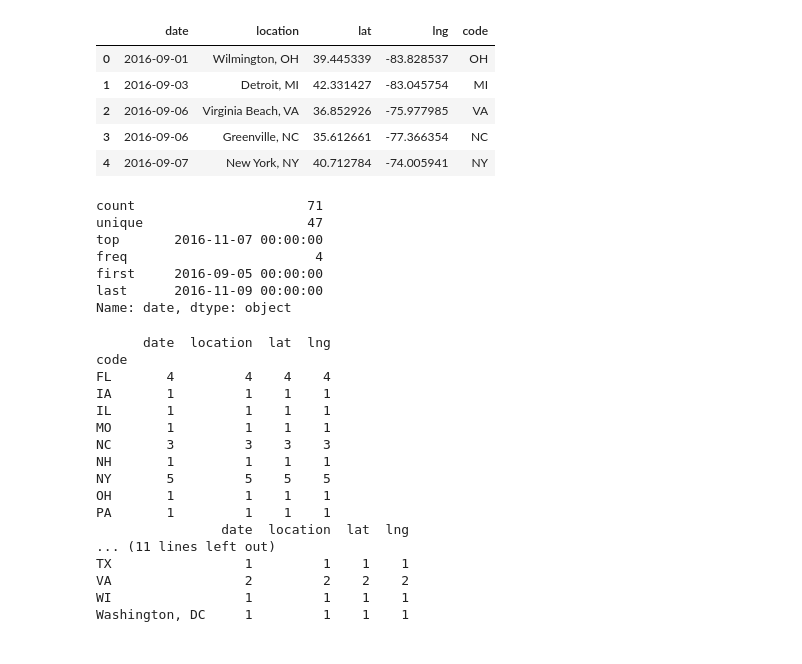
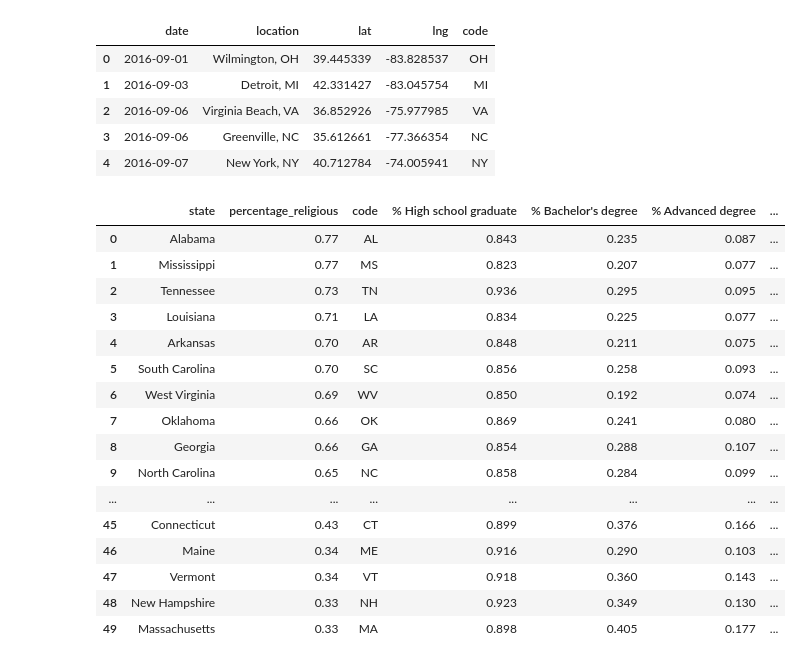
Before and after one commit to JeroenSchmidt/UvA-DSF-group, a Jupyter notebook: week3-4/exploration_notebooks/rafael/Demographic, Economic and Behavioral Data Analysis & Exploration.ipynb, the cells around one changed output. Drawn from its saved outputs; the diff is of its cells as text; code cells hidden in the pictures.

Commit message:
Rallies

```diff
--- a/week3-4/exploration_notebooks/rafael/Demographic, Economic and Behavioral Data Analysis & Exploration.ipynb
+++ b/week3-4/exploration_notebooks/rafael/Demographic, Economic and Behavioral Data Analysis & Exploration.ipynb
@@ -337,34 +337,33 @@ df_trump_rallies.head()
 | 2 | 2016-09-06 | Virginia Beach, VA | 36.852926 | -75.977985 | VA |
 | 3 | 2016-09-06 | Greenville, NC | 35.612661 | -77.366354 | NC |
 | 4 | 2016-09-07 | New York, NY | 40.712784 | -74.005941 | NY |
-# %%
-df_clinton_rallies.date.describe()
-# %% [output]
-count                      71
-unique                     47
-top       2016-11-07 00:00:00
-freq                        4
-first     2016-09-05 00:00:00
-last      2016-11-09 00:00:00
-Name: date, dtype: object
 # %%
-print(df_clinton_rallies[df_clinton_rallies.date < '2016-10-01'].groupby('code').count())
-print(df_trump_rallies[df_trump_rallies.date < '2016-10-01'].groupby('code').count())
+df_grouped_clinton = df_clinton_rallies[df_clinton_rallies.date < '2016-10-01'].groupby('code').count().location.reset_index()
+df_grouped_trump = df_trump_rallies[df_trump_rallies.date < '2016-10-01'].groupby('code').count().location.reset_index()
+
+df_grouped_clinton.columns = ['code', 'rallies_clinton']
+df_grouped_trump.columns = ['code', 'rallies_trump']
-# %% [output]
-      date  location  lat  lng
-code
-FL       4         4    4    4
-IA       1         1    1    1
-IL       1         1    1    1
-MO       1         1    1    1
-NC       3         3    3    3
-NH       1         1    1    1
-NY       5         5    5    5
-OH       1         1    1    1
-PA       1         1    1    1
-                date  location  lat  lng
-... (11 lines left out)
-TX                 1         1    1    1
-VA                 2         2    2    2
-WI                 1         1    1    1
-Washington, DC     1         1    1    1
+# %%
+df_merged = pd.merge(df_merged, df_grouped_clinton, on='code', how='left')
+df_merged = pd.merge(df_merged, df_grouped_trump, on='code', how='left')
+df_merged = df_merged.fillna(0)
+# %%
+df_merged
+# %% [output]
+|  | state | percentage_religious | code | % High school graduate | % Bachelor's degree | % Advanced degree | ... |
+| 0 | Alabama | 0.77 | AL | 0.843 | 0.235 | 0.087 | ... |
+| 1 | Mississippi | 0.77 | MS | 0.823 | 0.207 | 0.077 | ... |
+| 2 | Tennessee | 0.73 | TN | 0.936 | 0.295 | 0.095 | ... |
+| 3 | Louisiana | 0.71 | LA | 0.834 | 0.225 | 0.077 | ... |
+| 4 | Arkansas | 0.70 | AR | 0.848 | 0.211 | 0.075 | ... |
+| 5 | South Carolina | 0.70 | SC | 0.856 | 0.258 | 0.093 | ... |
+| 6 | West Virginia | 0.69 | WV | 0.850 | 0.192 | 0.074 | ... |
+| 7 | Oklahoma | 0.66 | OK | 0.869 | 0.241 | 0.080 | ... |
+| 8 | Georgia | 0.66 | GA | 0.854 | 0.288 | 0.107 | ... |
+| 9 | North Carolina | 0.65 | NC | 0.858 | 0.284 | 0.099 | ... |
+| ... | ... | ... | ... | ... | ... | ... | ... |
+| 45 | Connecticut | 0.43 | CT | 0.899 | 0.376 | 0.166 | ... |
+| 46 | Maine | 0.34 | ME | 0.916 | 0.290 | 0.103 | ... |
+| 47 | Vermont | 0.34 | VT | 0.918 | 0.360 | 0.143 | ... |
+| 48 | New Hampshire | 0.33 | NH | 0.923 | 0.349 | 0.130 | ... |
+| 49 | Massachusetts | 0.33 | MA | 0.898 | 0.405 | 0.177 | ... |
```
Also changed, not shown: parts of 1 cell of this notebook, 1 other file.
